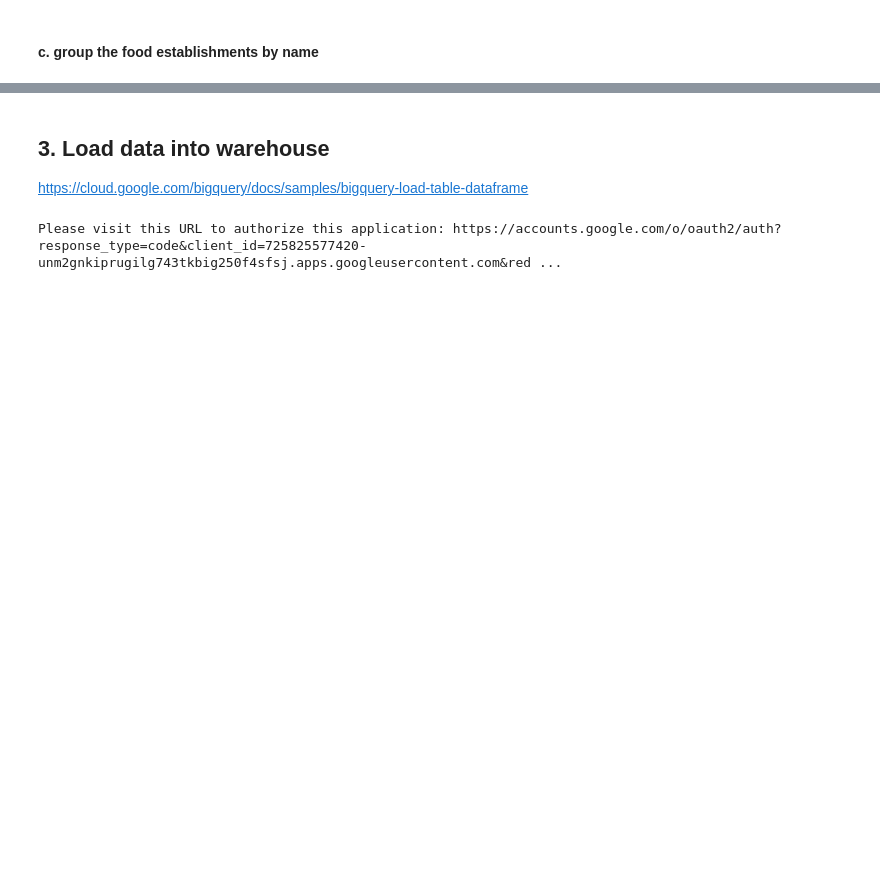
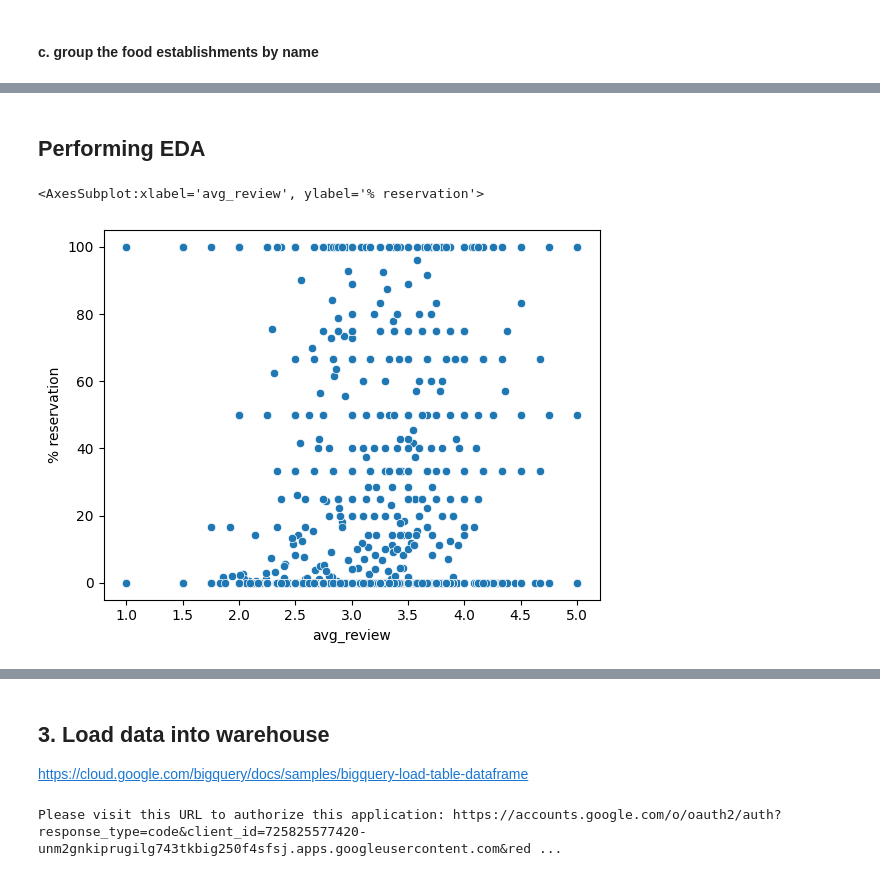
Before and after one commit to Jeyxiang/yelp_airflow, a Jupyter notebook: mongodb_queries.ipynb, the cells around one changed output, grey strips where cells are left out. Cells and saved outputs as stored; diff of their text form; code cells hidden in the pictures; blank space fills up the shorter version.

```diff
--- a/mongodb_queries.ipynb
+++ b/mongodb_queries.ipynb
@@ -127,2 +267,9 @@ food_df
 # %% [markdown]
 #### c. group the food establishments by name
+# %%
+name_df = food_df.groupby(['name']).agg({'review' : 'mean', 'total_reviews' : 'sum', 'name' : 'count','has reservation' : lambda x: (x == 'True').sum(),
+                                         'has delivery' : lambda x: (x == 'True').sum()}
+                                            ).rename(columns = {'review' : 'avg_review','name' : 'total_outlets', 'has reservation' : 'accepts reservations',
+                                                                'has delivery' : 'offer delivery'}
+                                                     ).sort_values(by=['offer delivery'], ascending=False).reset_index()
+name_df.head(30)
@@ -128,0 +294,4 @@ food_df
+# %%
+name_df['% reservation'] = (name_df['accepts reservations']/name_df['total_outlets'])*100
+name_df['% delivery'] = (name_df['offer delivery']/name_df['total_outlets'])*100
+name_df.head(20)
@@ -128,0 +316,7 @@ food_df
+# %% [markdown]
+## Performing EDA
+# %%
+sns.scatterplot(data=name_df, x="avg_review", y="% reservation")
+# %% [output]
+<AxesSubplot:xlabel='avg_review', ylabel='% reservation'>
+[figure, added]
```
Also changed, not shown: parts of 25 cells of this notebook, 1 other file.
